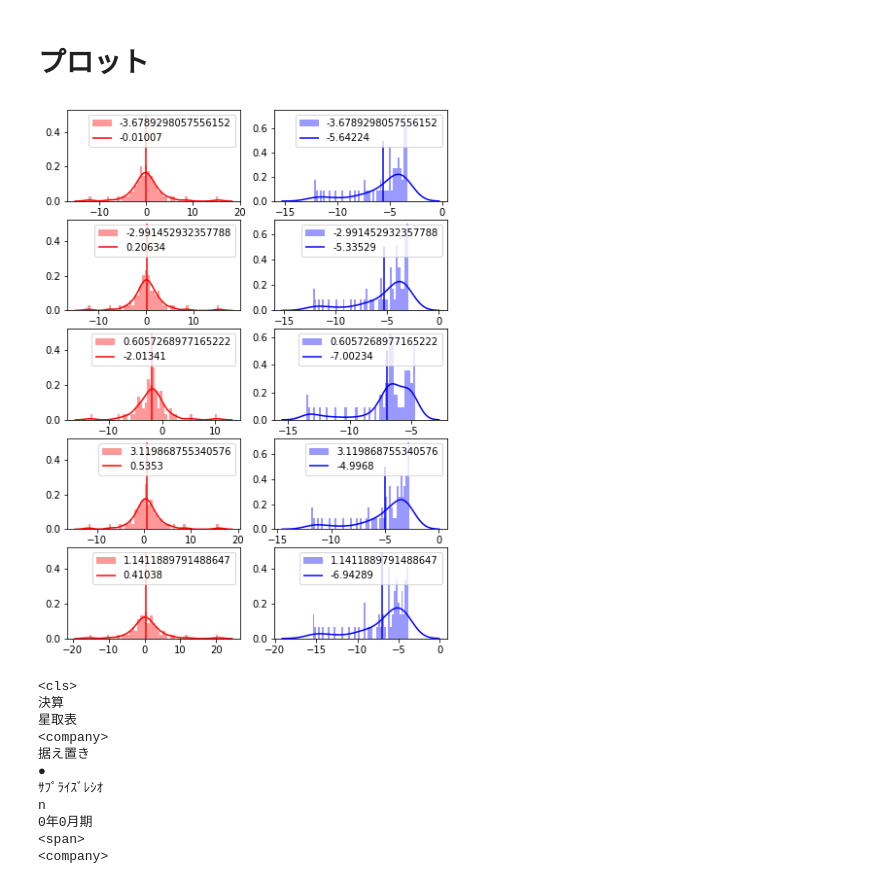
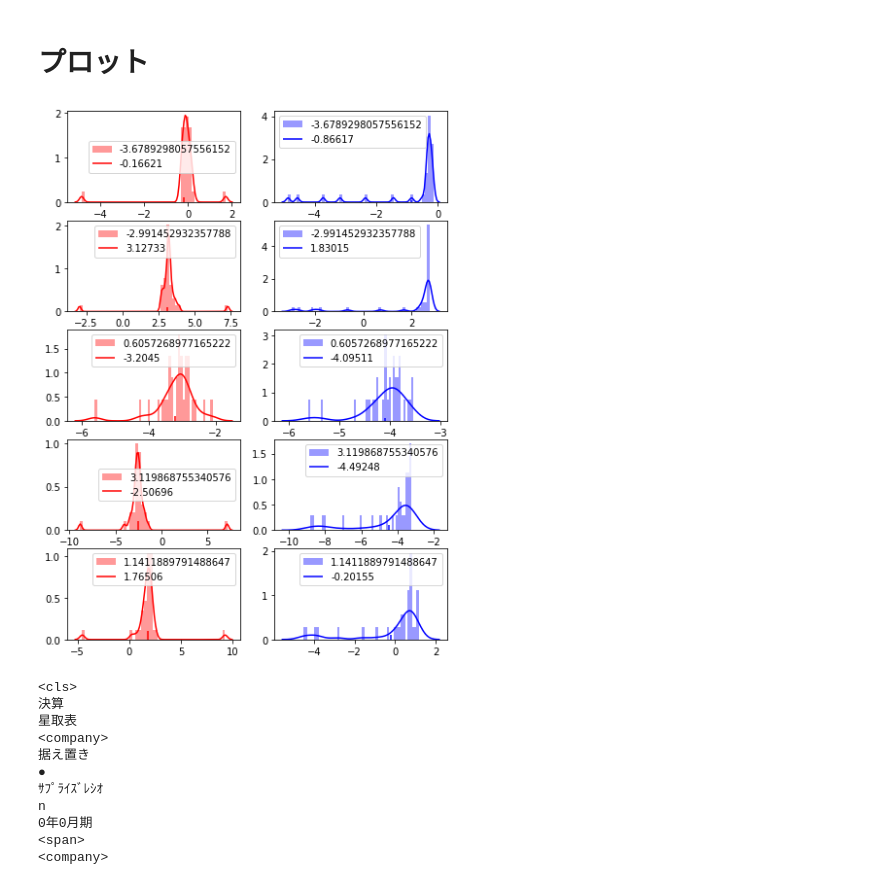
Before and after one commit to ShogoAkiyama/rltorch2, a Jupyter notebook: sentiment/iqn/EDA.ipynb, the cells around one changed output. Drawn from its saved outputs; the diff is of its cells as text; code cells hidden in the pictures.

```diff
--- a/sentiment/iqn/EDA.ipynb
+++ b/sentiment/iqn/EDA.ipynb
@@ -386,5 +383,5 @@ ax[2].plot(thred_list, win_list)
 # %%
-actions = np.where(sr > 10, 1, 0)
+actions = np.where(sr > 0, 1, 0)
 epi_rewards = rewards * actions
 plt.plot(epi_rewards.cumsum())
 epi_rewards.sum()
@@ -398,7 +395,7 @@ thred_list = []
 mean_list = []
 std_list = []
 win_list = []
-minv = cvar_q.min(axis=1)
+minv = risk_sensitive_q.min(axis=1)
 
 for thred in np.arange(minv.min(), minv.max(), 0.1):
     actions = np.where(minv > thred, 1, 0)
@@ -421,5 +418,5 @@ ax[2].plot(thred_list, win_list)
 # %%
-actions = np.where(minv > -5, 1, 0)
+actions = np.where(minv > -20, 1, 0)
 epi_rewards = rewards * actions
 plt.plot(epi_rewards.cumsum())
 # %% [output]
@@ -427,0 +456,17 @@ plt.plot(epi_rewards.cumsum())
+# %%
+thred_list = []
+mean_list = []
+std_list = []
+win_list = []
+sr = risk_averse_q.mean(axis=1) / risk_averse_q.std(axis=1)
+
+for thred in np.arange(sr.min(), sr.max(), 0.1):
+    actions = np.where(sr > thred, 1, 0)
+    epi_rewards = (rewards * actions)
+    mean = epi_rewards.mean()
+    std = epi_rewards.std()
+    win_list.append(sum(rewards * actions > 0) / sum(actions > 0))
+
+    thred_list.append(thred)
+    mean_list.append(mean)
+    std_list.append(std)
@@ -430,24 +483,24 @@ plt.plot(epi_rewards.cumsum())
 # %%
 start = 0
 N = 5
 fig, ax = plt.subplots((N-start), 2, figsize=(7, (N-start)*2));
 
 for i in range(start, N):
 
     # 普通の分布
-    sns.distplot(curr_q[i], bins=51, color='red', ax=ax[i - start][0], label=str(rewards[i]))
-    mean = np.round(curr_q[i].mean(), 5)
-    ax[i - start][0].vlines(mean, ymin=0, ymax=0.5, color='red', label=str(mean))
+    sns.distplot(risk_neutral_q[i], bins=51, color='red', ax=ax[i - start][0], label=str(rewards[i]))
+    mean = np.round(risk_neutral_q[i].mean(), 5)
+    ax[i - start][0].vlines(mean, ymin=0, ymax=0.1, color='red', label=str(mean))
 
     # CVaR
-    sns.distplot(cvar_q[i], bins=51, color='blue', ax=ax[i - start][1], label=str(rewards[i]))
-    mean = np.round(cvar_q[i].mean(), 5)
-    ax[i - start][1].vlines(mean, ymin=0, ymax=0.5, color='blue', label=str(mean))
+    sns.distplot(risk_sensitive_q[i], bins=51, color='blue', ax=ax[i - start][1], label=str(rewards[i]))
+    mean = np.round(risk_sensitive_q[i].mean(), 5)
+    ax[i - start][1].vlines(mean, ymin=0, ymax=0.1, color='blue', label=str(mean))
 
     ax[i-start][0].legend()
     ax[i-start][1].legend()
 # %% [output]
-[figure, old version]
+[figure, new version]
 # %%
 for word in states[11]:
     print(TEXT.vocab.itos[word])
```
Also changed, not shown: parts of 42 cells of this notebook, 7 other files.
